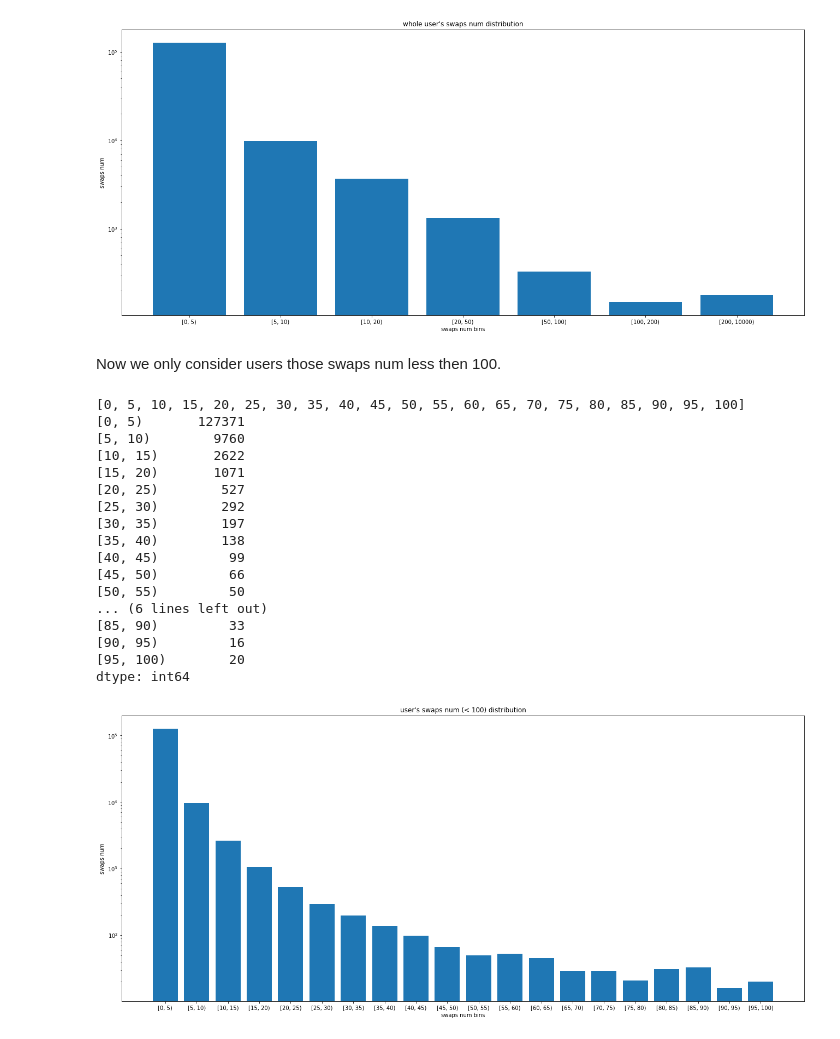
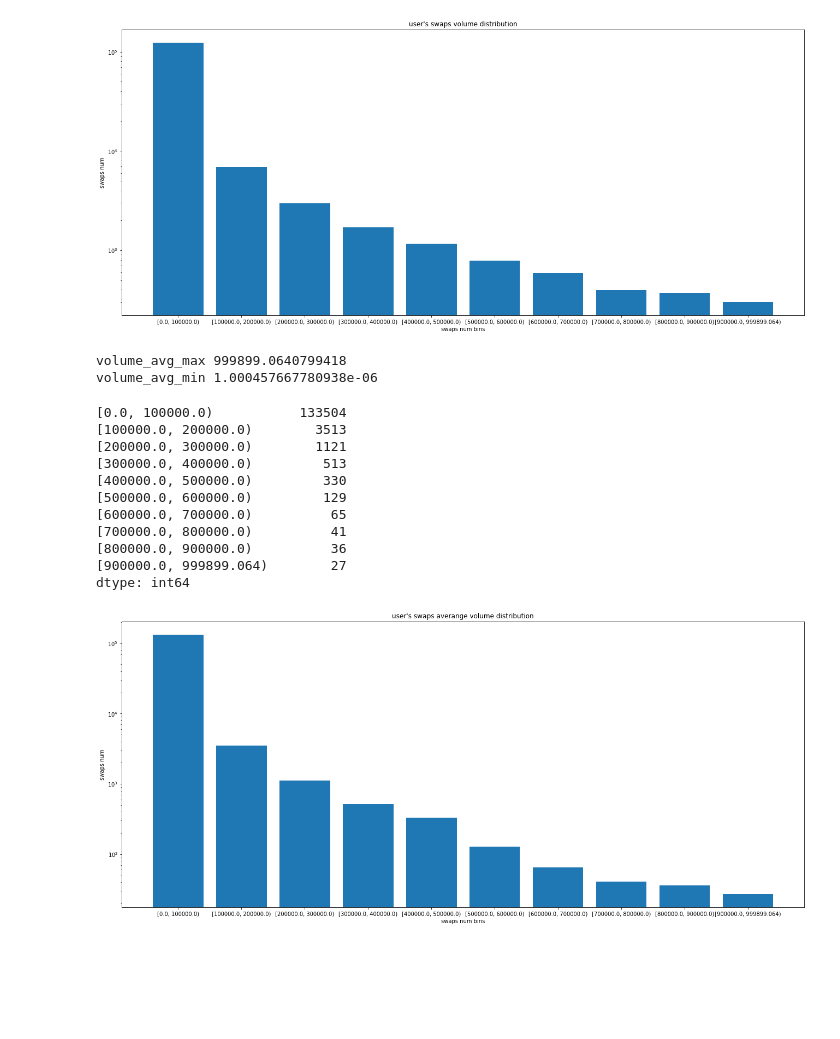
Before and after one commit to SNZHoldings/Uniswap-Governance-Enhancements, a Jupyter notebook: analysis/swaps_volume.ipynb, the cells around one changed output. Cells and saved outputs as stored; diff of their text form; code cells hidden in the pictures; blank space fills up the shorter version.

Commit message:
volume analysis

```diff
--- a/analysis/swaps_volume.ipynb
+++ b/analysis/swaps_volume.ipynb
@@ -31,0 +66,5 @@ print(df.head())
+# %%
+volume_max = df['volume_sum'].max()
+volume_min = df['volume_sum'].min()
+print("volume_max", volume_max)
+print("volume_min", volume_min)
@@ -53,0 +91,9 @@ NameError: name 'df' is not defined
+# %%
+bins0 = []
+bin0_width = 100000
+for i in range(10):
+    bins0.append(bin0_width * i)
+bins0.append(volume_max)
+
+counts_0 = getCounts(df['volume_sum'].to_list(), bins0)
+print(counts_0.head(counts_0.shape[0]))
@@ -54,40 +112,43 @@ NameError: name 'df' is not defined
 # %%
 '''
-whole user's swap num distribution, it's very uneven.
+user's swap volume distribution.
 '''
-drawBars(counts_0, "user's swaps num distribution")
+drawBars(counts_0, "user's swaps volume distribution")
 # %% [output]
-[figure, old version]
+[figure, new version]
-# %% [markdown]
-Now we only consider users those swaps num less then 100.
+# %%
+volume_avg_max = df['volume_avg'].max()
+volume_avg_min = df['volume_avg'].min()
+print("volume_avg_max", volume_avg_max)
+print("volume_avg_min", volume_avg_min)
+# %% [output]
+volume_avg_max 999899.0640799418
+volume_avg_min 1.000457667780938e-06
 # %%
-bins = []
-for i in range(0,101,5):
-    bins.append(i)
-counts_1 = getCounts(df['count'].to_list(), bins)
+bins1 = []
+bin1_width = 100000
+for i in range(10):
+    bins1.append(bin1_width * i)
+bins1.append(volume_avg_max)
+
+counts_1 = getCounts(df['volume_avg'].to_list(), bins1)
 print(counts_1.head(counts_1.shape[0]))
 # %% [output]
-[0, 5, 10, 15, 20, 25, 30, 35, 40, 45, 50, 55, 60, 65, 70, 75, 80, 85, 90, 95, 100]
-[0, 5)       127371
-[5, 10)        9760
-[10, 15)       2622
-[15, 20)       1071
-[20, 25)        527
-[25, 30)        292
-[30, 35)        197
-[35, 40)        138
-[40, 45)         99
-[45, 50)         66
-[50, 55)         50
-... (6 lines left out)
-[85, 90)         33
-[90, 95)         16
-[95, 100)        20
+[0.0, 100000.0)           133504
+[100000.0, 200000.0)        3513
+[200000.0, 300000.0)        1121
+[300000.0, 400000.0)         513
+[400000.0, 500000.0)         330
+[500000.0, 600000.0)         129
+[600000.0, 700000.0)          65
+[700000.0, 800000.0)          41
+[800000.0, 900000.0)          36
+[900000.0, 999899.064)        27
 dtype: int64
 # %%
 '''
-user's swap num (< 100) distribution, it's very uneven.
+user's swap averange volume distribution.
 '''
-drawBars(counts_1, "user's swaps num (< 100) distribution")
+drawBars(counts_1, "user's swaps averange volume distribution")
 # %% [output]
-[figure, old version]
+[figure, new version]
```
Also changed, not shown: parts of 6 cells of this notebook.
